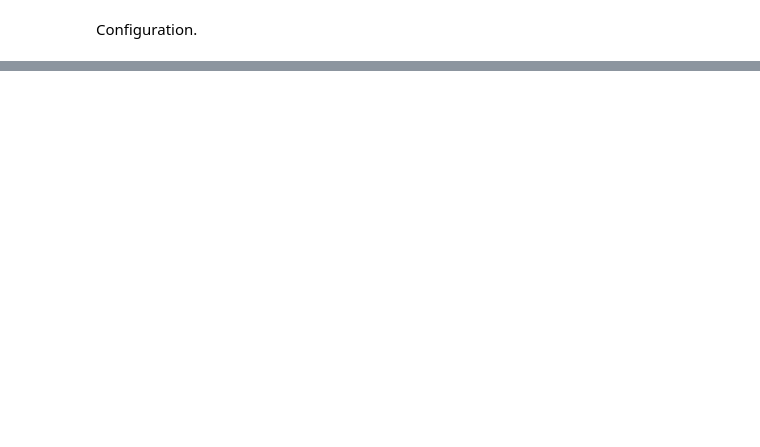
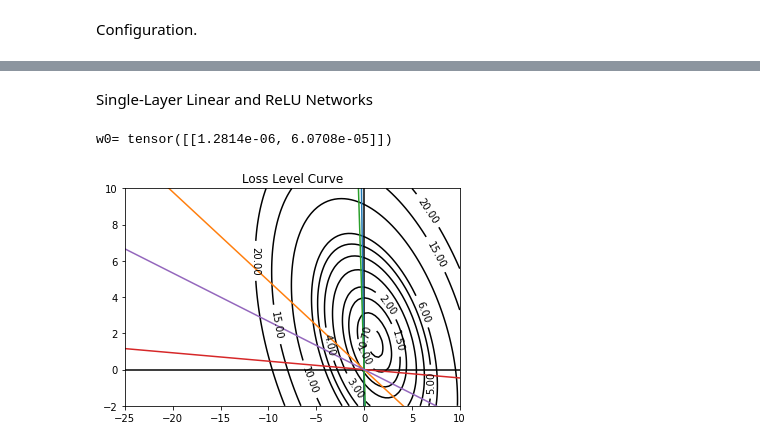
Before and after one commit to leeleesang/Single-Layer-Networks, a Jupyter notebook: Fig_LevelCurve.ipynb, the cells around one changed output, grey strips where cells are left out. Drawn from its saved outputs; the diff is of its cells as text; code cells hidden in the pictures; blank space fills up the shorter version.

Commit message:
Visualization2D

```diff
--- a/Fig_LevelCurve.ipynb
+++ b/Fig_LevelCurve.ipynb
@@ -38,0 +44,22 @@ w* = tensor([-3.8530,  0.0700,  3.9230])
+# %% [markdown]
+Single-Layer Linear and ReLU Networks
+# %%
+w0 = 0.0001 * torch.rand(1,d) # initialization with small norm
+print("w0=", w0)
+
+
+linear_net = ReLU_Net()
+linear_net.module[0].weight = nn.Parameter(torch.tensor([[0., 8.]]))
+linear_net.to(device)
+relu_net = ReLU_Net()
+relu_net.module[0].weight = nn.Parameter(copy.deepcopy(w0))
+relu_net.to(device)
+
+
+# optimization Setting
+lr = 0.005
+criterion = nn.MSELoss()
+linear_optimizer = optim.SGD(linear_net.parameters(), lr=lr)
+relu_optimizer = optim.SGD(relu_net.parameters(), lr=lr)
+# %% [output]
+w0= tensor([[1.2814e-06, 6.0708e-05]])
@@ -38,0 +90,37 @@ w* = tensor([-3.8530,  0.0700,  3.9230])
+# %%
+# draw figure
+xlim_l = -25
+xlim_u = 10
+ylim_l = -2
+ylim_u = 10
+
+xpoints = np.linspace(xlim_l, xlim_u, 100)
+ypoints = np.linspace(ylim_l, ylim_u, 100)
+
+# draw Linear loss landscape
+fig = plt.figure()
+plt.xlim(xlim_l, xlim_u)
+plt.ylim(ylim_l, ylim_u)
+
+plt.plot(xpoints, np.zeros_like(xpoints), color='k') # x-axis
+plt.plot(np.zeros_like(ypoints), ypoints, color='k') # y-axis
+
+# draw hyperplanes
+for i in range(n):
+    plt.plot(xpoints, - X[i][0]/X[i][1] * xpoints)
+
+# draw level curve of Loss
+Xpoints, Ypoints = np.meshgrid(xpoints, ypoints)
+loss = 0
+for i in range(n):
+    loss += 0.5 /n * (X[i][0]*Xpoints + X[i][1]*Ypoints - Y[i]) ** 2
+
+
+contour = plt.contour(Xpoints, Ypoints, loss, levels=[0.48, 0.52, 0.6, 0.7, 1, 1.5, 2, 3, 4, 5, 6, 10, 15, 20],
+                      colors='k')
+plt.clabel(contour, inline=True, fontsize=10,  colors='black', fmt='%1.2f')
+plt.title('Loss Level Curve')
+
+savefig(f'{output_path}/LinearLevelCurve.png')
+# %% [output]
+[figure, added]
```
Also changed, not shown: parts of 4 cells of this notebook, 8 other files.
